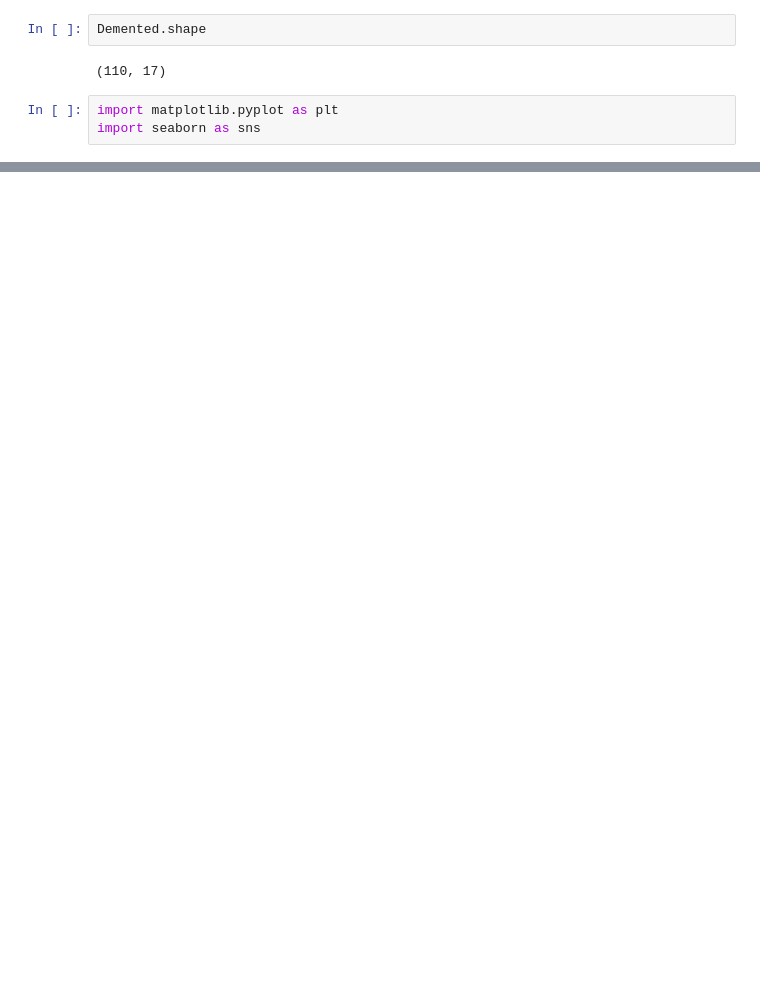
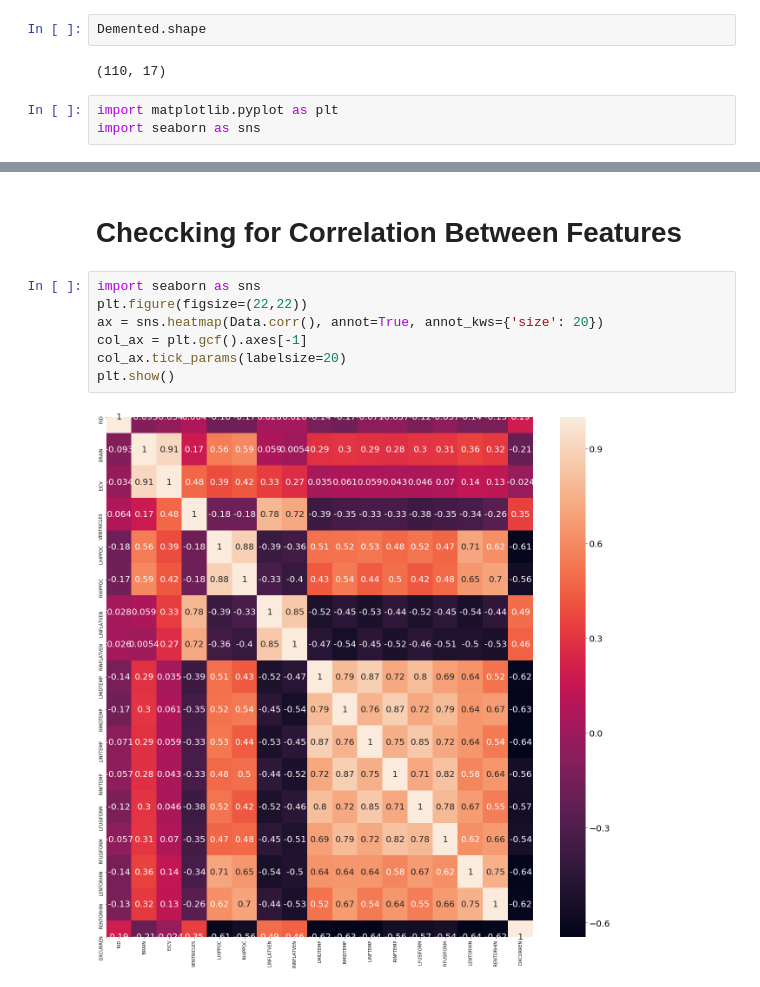
Before and after one commit to Mihryam/Alzheimer-Disease-Detection-, a Jupyter notebook: Classification.ipynb, the cells around one changed output, grey strips where cells are left out. Cells and saved outputs as stored; diff of their text form; blank space fills up the shorter version.

```diff
--- a/Classification.ipynb
+++ b/Classification.ipynb
@@ -59,0 +80,11 @@ plt.show()
+# %% [markdown]
+# Checcking for Correlation Between Features
+# %%
+import seaborn as sns
+plt.figure(figsize=(22,22))
+ax = sns.heatmap(Data.corr(), annot=True, annot_kws={'size': 20})
+col_ax = plt.gcf().axes[-1]
+col_ax.tick_params(labelsize=20)
+plt.show()
+# %% [output]
+[figure, added]
```
Also changed, not shown: parts of 16 cells of this notebook.
